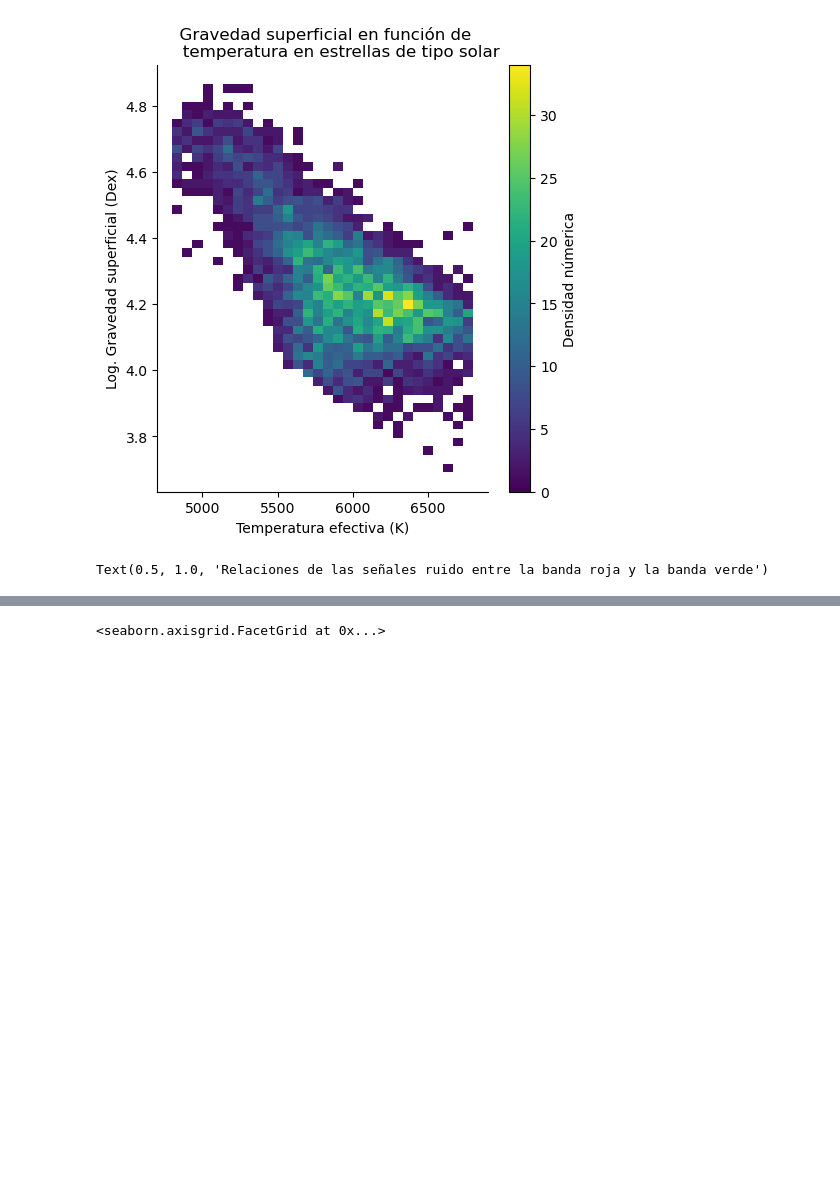
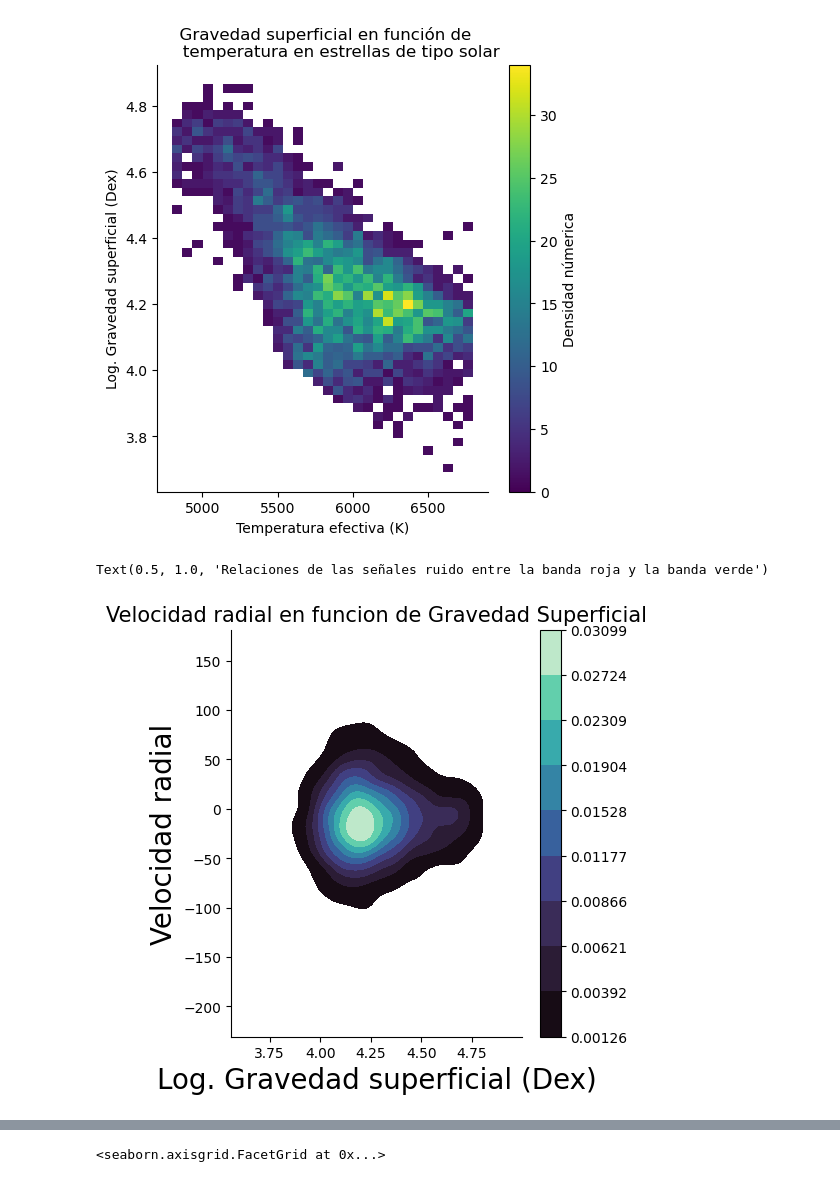
Before and after one commit to oscarcalv/Primer-Parcial-de-Fisica-Computacional, a Jupyter notebook: cuaderno_parcial.ipynb, the cells around one changed output, grey strips where cells are left out. Saved outputs shown, nothing was run; the diff lists cells and outputs as text; code cells hidden in the pictures; blank space fills up the shorter version.

```diff
--- a/cuaderno_parcial.ipynb
+++ b/cuaderno_parcial.ipynb
@@ -221,13 +215,15 @@ Text(0.5, 1.0, 'Relaciones de las señales ruido entre la banda roja y la banda
 # %%
 fig=sns.displot(data=tabla_numerica,x="logg",y="rv",kind="kde",fill=True, cbar=True,cmap="mako")
 
 fig.set(xlabel='Log. Gravedad superficial (Dex)',
        ylabel='Velocidad radial',
-       title="""Metalicidad en funcion de Gravedad Superficial""")
+       title="""Velocidad radial en funcion de Gravedad Superficial""")
 parameters = {'axes.labelsize':10,
           'axes.titlesize': 15}
 plt.rcParams.update(parameters)
 plt.savefig("biverian_velocidad.pdf", bbox_inches="tight")
+# %% [output]
+[figure, added]
 # %%
 fig=sns.displot(data=tabla_numerica,x="logg",y="rv",cbar=True, cmap="viridis",
             cbar_kws={'label': 'Densidad númerica'})
```
Also changed, not shown: parts of 4 cells of this notebook, 3 other files.
